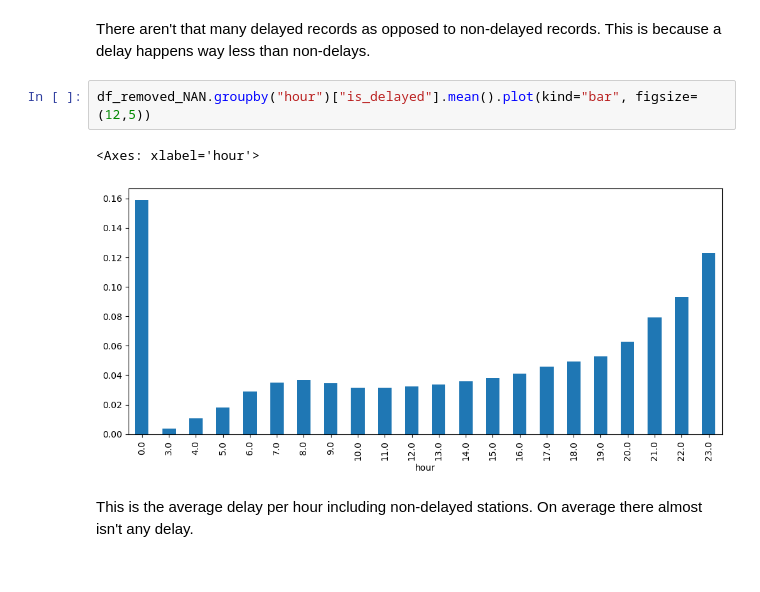
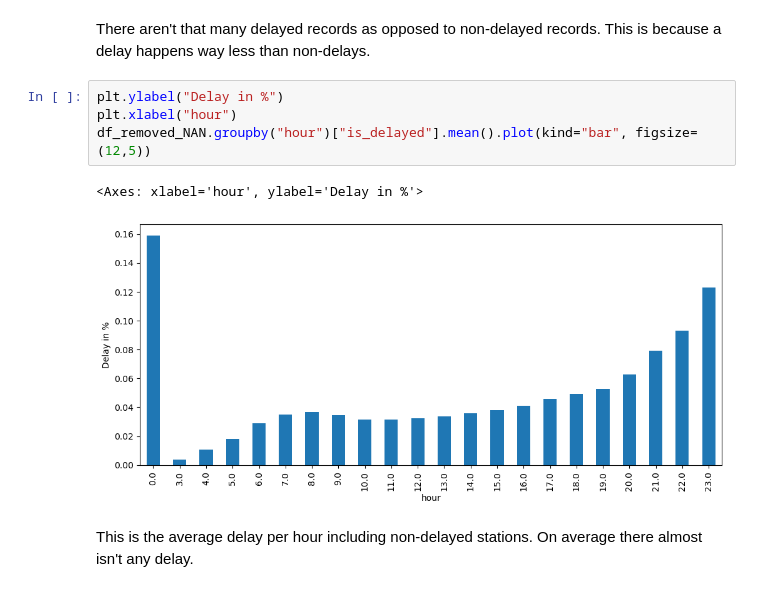
Before and after one commit to TheTrumpetist27/TrainDelayPredictor, a Jupyter notebook: Data analysis & Feature Engineering 2.ipynb, the cells around one changed output. Saved outputs shown, nothing was run; the diff lists cells and outputs as text.

```diff
--- a/Data analysis & Feature Engineering 2.ipynb
+++ b/Data analysis & Feature Engineering 2.ipynb
@@ -885,10 +885,12 @@ Name: count, dtype: int64
 # %% [markdown]
 There aren't that many delayed records as opposed to non-delayed records. This is because a delay happens way less than non-delays.
 # %%
+plt.ylabel("Delay in %")
+plt.xlabel("hour")
 df_removed_NAN.groupby("hour")["is_delayed"].mean().plot(kind="bar", figsize=(12,5))
 # %% [output]
-<Axes: xlabel='hour'>
+<Axes: xlabel='hour', ylabel='Delay in %'>
-[figure, old version]
+[figure, new version]
 # %% [markdown]
 This is the average delay per hour including non-delayed stations. On average there almost isn't any delay.
 # %%
```
Also changed, not shown: parts of 1 cell of this notebook, 1 other file.
